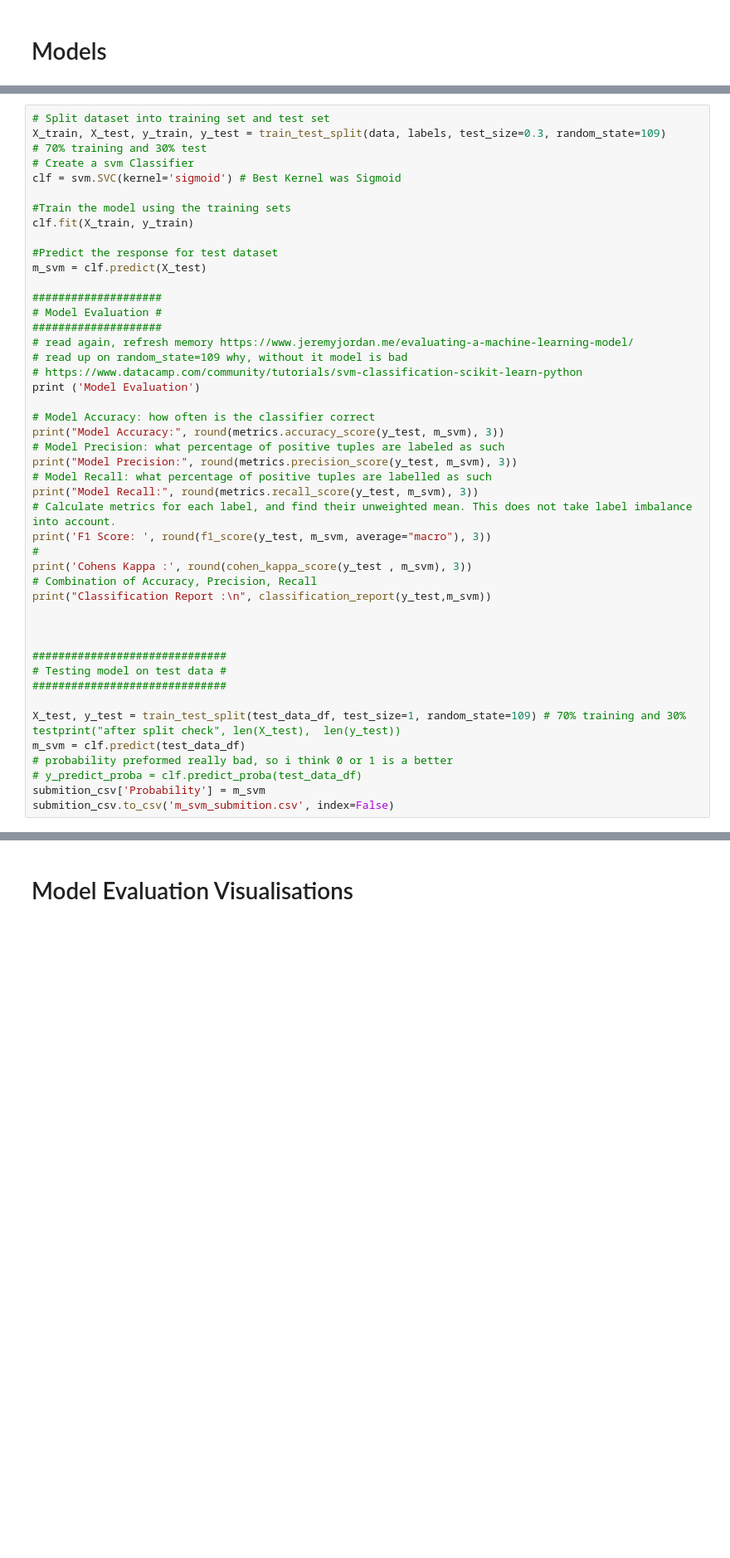
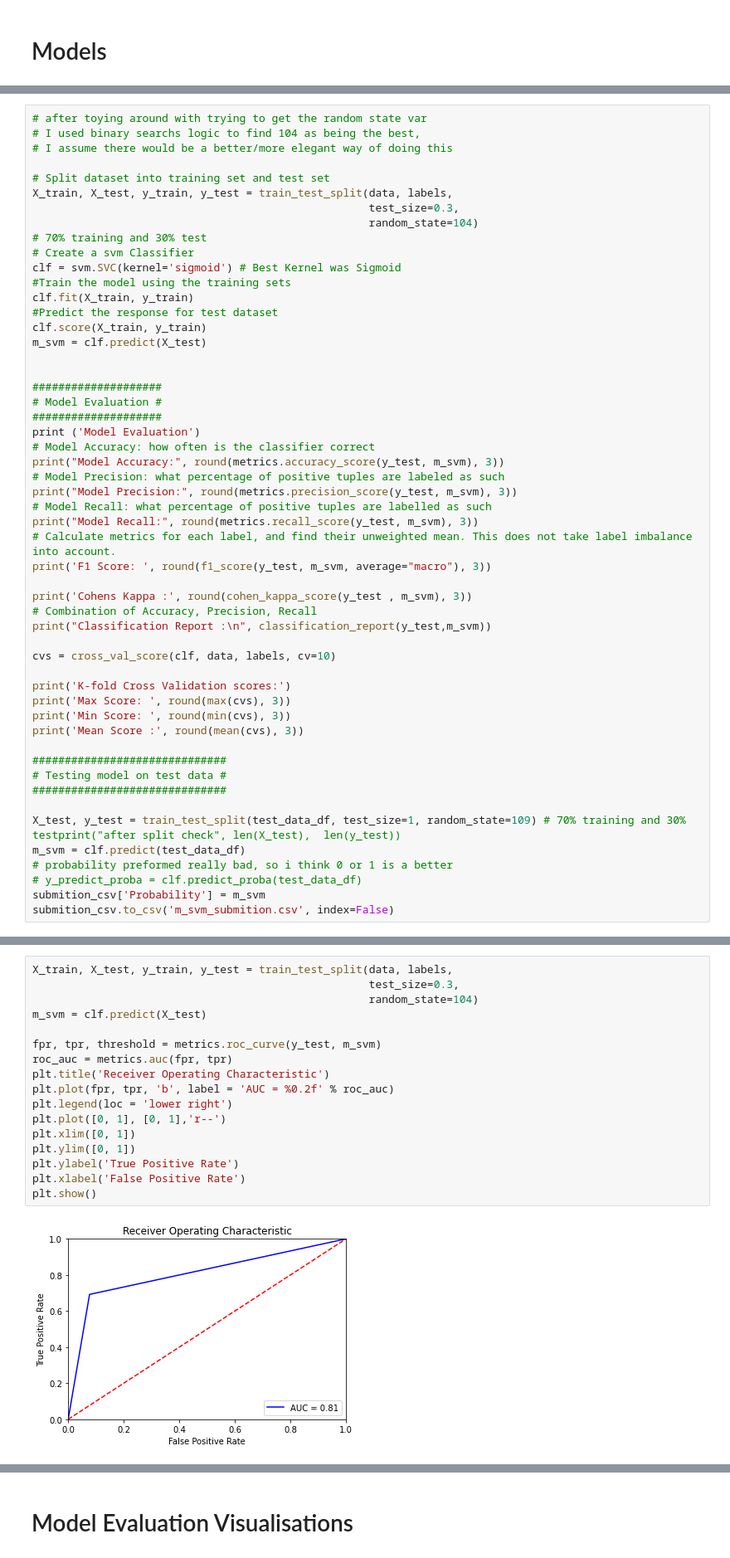
Before and after one commit to Maks-Drzezdzon/Masters-Classes-L-O, a Jupyter notebook: assignments/machine-learning/ML assign C15311966.ipynb, the cells around one changed output, grey strips where cells are left out. Shown: that part at 83% size. Cells and saved outputs as stored; diff of their text form; blank space fills up the shorter version.

```diff
--- a/assignments/machine-learning/ML assign C15311966.ipynb
+++ b/assignments/machine-learning/ML assign C15311966.ipynb
@@ -116,24 +146,26 @@ Data load complete
 # %%
+# after toying around with trying to get the random state var
+# I used binary searchs logic to find 104 as being the best,
+# I assume there would be a better/more elegant way of doing this
+
 # Split dataset into training set and test set
-X_train, X_test, y_train, y_test = train_test_split(data, labels, test_size=0.3, random_state=109)
+X_train, X_test, y_train, y_test = train_test_split(data, labels,
+                                                    test_size=0.3,
+                                                    random_state=104)
 # 70% training and 30% test
 # Create a svm Classifier
 clf = svm.SVC(kernel='sigmoid') # Best Kernel was Sigmoid
-
 #Train the model using the training sets
 clf.fit(X_train, y_train)
+#Predict the response for test dataset
+clf.score(X_train, y_train)
+m_svm = clf.predict(X_test)
 
-#Predict the response for test dataset
-m_svm = clf.predict(X_test)
 
 ####################
 # Model Evaluation #
 ####################
-# read again, refresh memory https://www.jeremyjordan.me/evaluating-a-machine-learning-model/
-# read up on random_state=109 why, without it model is bad
-# https://www.datacamp.com/community/tutorials/svm-classification-scikit-learn-python
 print ('Model Evaluation')
-
 # Model Accuracy: how often is the classifier correct
 print("Model Accuracy:", round(metrics.accuracy_score(y_test, m_svm), 3))
 # Model Precision: what percentage of positive tuples are labeled as such
@@ -142,12 +174,17 @@ print("Model Precision:", round(metrics.precision_score(y_test, m_svm), 3))
 print("Model Recall:", round(metrics.recall_score(y_test, m_svm), 3))
 # Calculate metrics for each label, and find their unweighted mean. This does not take label imbalance into account.
 print('F1 Score: ', round(f1_score(y_test, m_svm, average="macro"), 3))
-#
+
 print('Cohens Kappa :', round(cohen_kappa_score(y_test , m_svm), 3))
 # Combination of Accuracy, Precision, Recall
 print("Classification Report :\n", classification_report(y_test,m_svm))
 
+cvs = cross_val_score(clf, data, labels, cv=10)
 
+print('K-fold Cross Validation scores:')
+print('Max Score: ', round(max(cvs), 3))
+print('Min Score: ', round(min(cvs), 3))
+print('Mean Score :', round(mean(cvs), 3))
 
 ##############################
 # Testing model on test data #
@@ -177,0 +220,19 @@ weighted avg       0.78      0.77      0.77        26
+# %%
+X_train, X_test, y_train, y_test = train_test_split(data, labels,
+                                                    test_size=0.3,
+                                                    random_state=104)
+m_svm = clf.predict(X_test)
+
+fpr, tpr, threshold = metrics.roc_curve(y_test, m_svm)
+roc_auc = metrics.auc(fpr, tpr)
+plt.title('Receiver Operating Characteristic')
+plt.plot(fpr, tpr, 'b', label = 'AUC = %0.2f' % roc_auc)
+plt.legend(loc = 'lower right')
+plt.plot([0, 1], [0, 1],'r--')
+plt.xlim([0, 1])
+plt.ylim([0, 1])
+plt.ylabel('True Positive Rate')
+plt.xlabel('False Positive Rate')
+plt.show()
+# %% [output]
+[figure, added]
```
Also changed, not shown: parts of 14 cells of this notebook, 8 other files.
